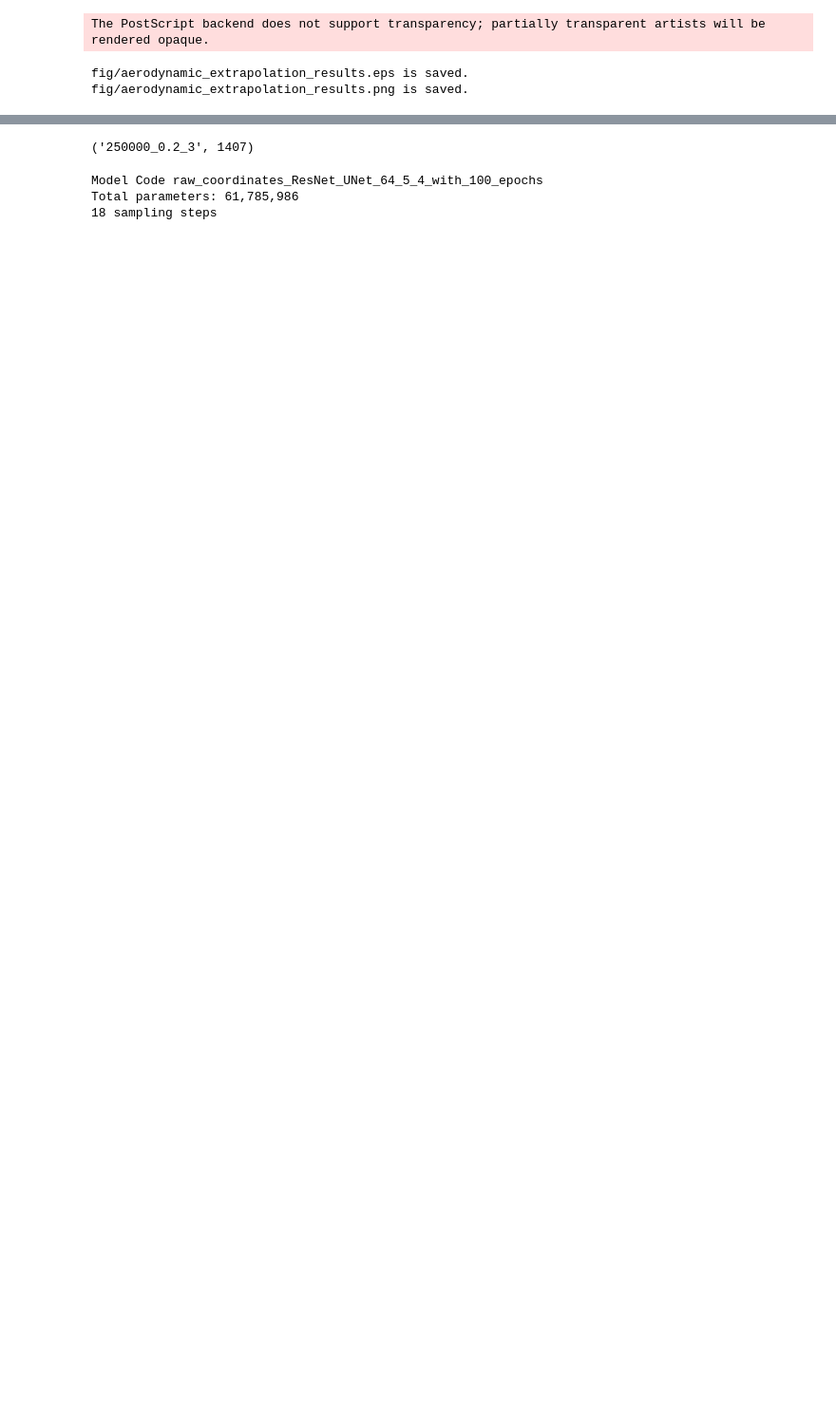
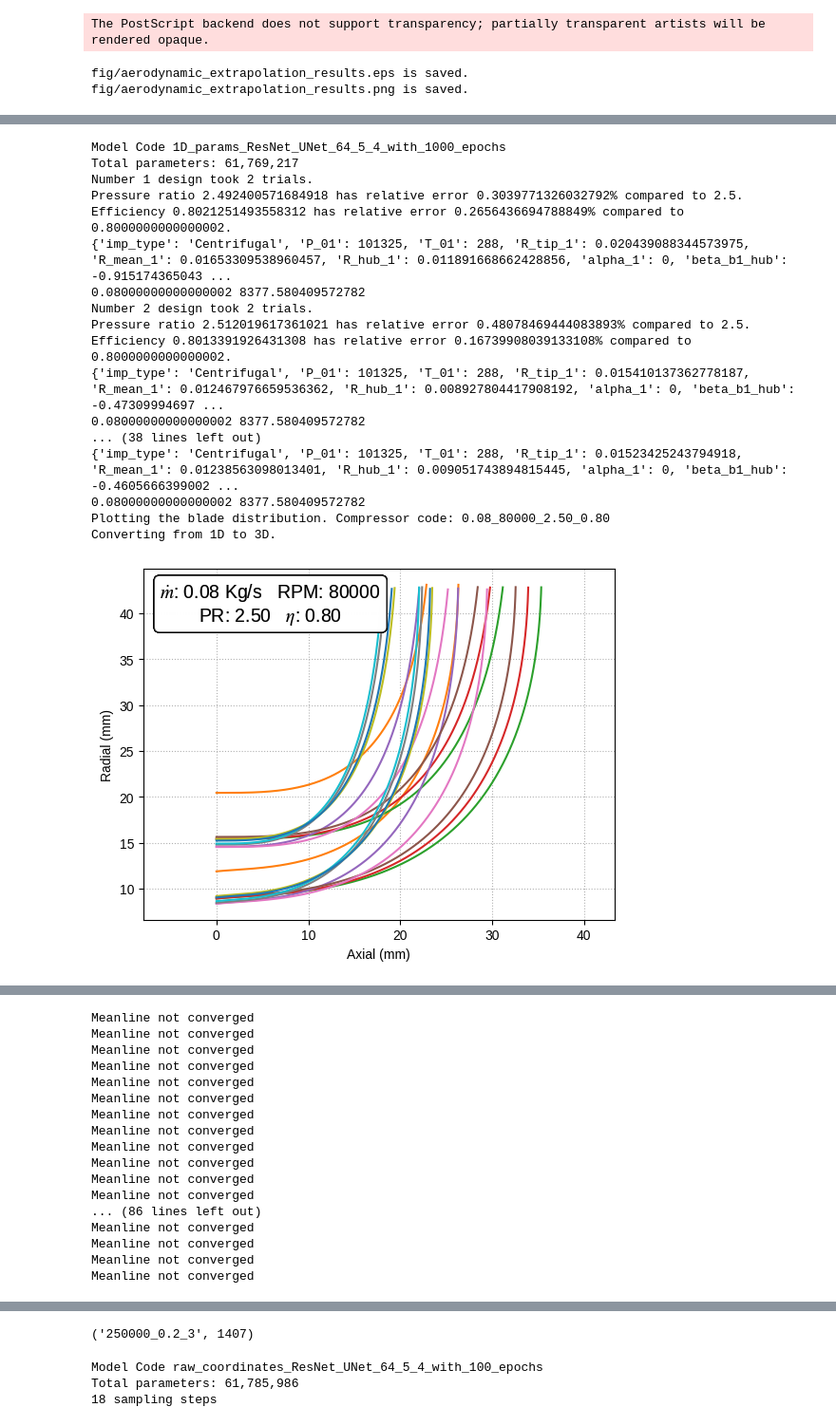
Before and after one commit to Yingfangeng/Diffusion_based_2DAirfoil_Generation, a Jupyter notebook: model_deployment.ipynb, the cells around one changed output, grey strips where cells are left out. Shown at 95% size. Drawn from its saved outputs; the diff is of its cells as text; code cells hidden in the pictures; blank space fills up the shorter version.

Commit message:
02/05 update: 1D diffusion for compressor blade finished, including pareto extrapolation

```diff
--- a/model_deployment.ipynb
+++ b/model_deployment.ipynb
@@ -604,0 +453,36 @@ plt.show()
+# %%
+model_deployment(mode='test',
+                 model_config_path = 'mdl_hyperparams/1D_params_unet.yaml',
+                 sample_number=1,
+                 num_steps=100,
+                 manual_seed = 50,
+                 x_foil_timeout=10,
+                 multiple_design=10,
+                 max_iteration=10,
+                 CL_tolerence=1,
+                 CD_tolerence=1,
+                 m_dot = 0.08,
+                 RPM = 80000,
+                 pr = 2.5,
+                 eta = 0.8,
+                 convert_to_3D=False,
+                 plot_blade_distribution=True)
+# %% [output]
+Model Code 1D_params_ResNet_UNet_64_5_4_with_1000_epochs
+Total parameters: 61,769,217
+Number 1 design took 2 trials.
+Pressure ratio 2.492400571684918 has relative error 0.3039771326032792% compared to 2.5.
+Efficiency 0.8021251493558312 has relative error 0.2656436694788849% compared to 0.8000000000000002.
+{'imp_type': 'Centrifugal', 'P_01': 101325, 'T_01': 288, 'R_tip_1': 0.020439088344573975, 'R_mean_1': 0.01653309538960457, 'R_hub_1': 0.011891668662428856, 'alpha_1': 0, 'beta_b1_hub': -0.915174365043 ...
+0.08000000000000002 8377.580409572782
+Number 2 design took 2 trials.
+Pressure ratio 2.512019617361021 has relative error 0.48078469444083893% compared to 2.5.
+Efficiency 0.8013391926431308 has relative error 0.16739908039133108% compared to 0.8000000000000002.
+{'imp_type': 'Centrifugal', 'P_01': 101325, 'T_01': 288, 'R_tip_1': 0.015410137362778187, 'R_mean_1': 0.012467976659536362, 'R_hub_1': 0.008927804417908192, 'alpha_1': 0, 'beta_b1_hub': -0.47309994697 ...
+0.08000000000000002 8377.580409572782
+... (38 lines left out)
+{'imp_type': 'Centrifugal', 'P_01': 101325, 'T_01': 288, 'R_tip_1': 0.01523425243794918, 'R_mean_1': 0.01238563098013401, 'R_hub_1': 0.009051743894815445, 'alpha_1': 0, 'beta_b1_hub': -0.4605666399002 ...
+0.08000000000000002 8377.580409572782
+Plotting the blade distribution. Compressor code: 0.08_80000_2.50_0.80
+Converting from 1D to 3D.
+[figure, added]
@@ -604,0 +491,17 @@ plt.show()
+Meanline not converged
+Meanline not converged
+Meanline not converged
+Meanline not converged
+Meanline not converged
+Meanline not converged
+Meanline not converged
+Meanline not converged
+Meanline not converged
+Meanline not converged
+Meanline not converged
+Meanline not converged
+... (86 lines left out)
+Meanline not converged
+Meanline not converged
+Meanline not converged
+Meanline not converged
```
Also changed, not shown: parts of 15 cells of this notebook, 9 other files.
